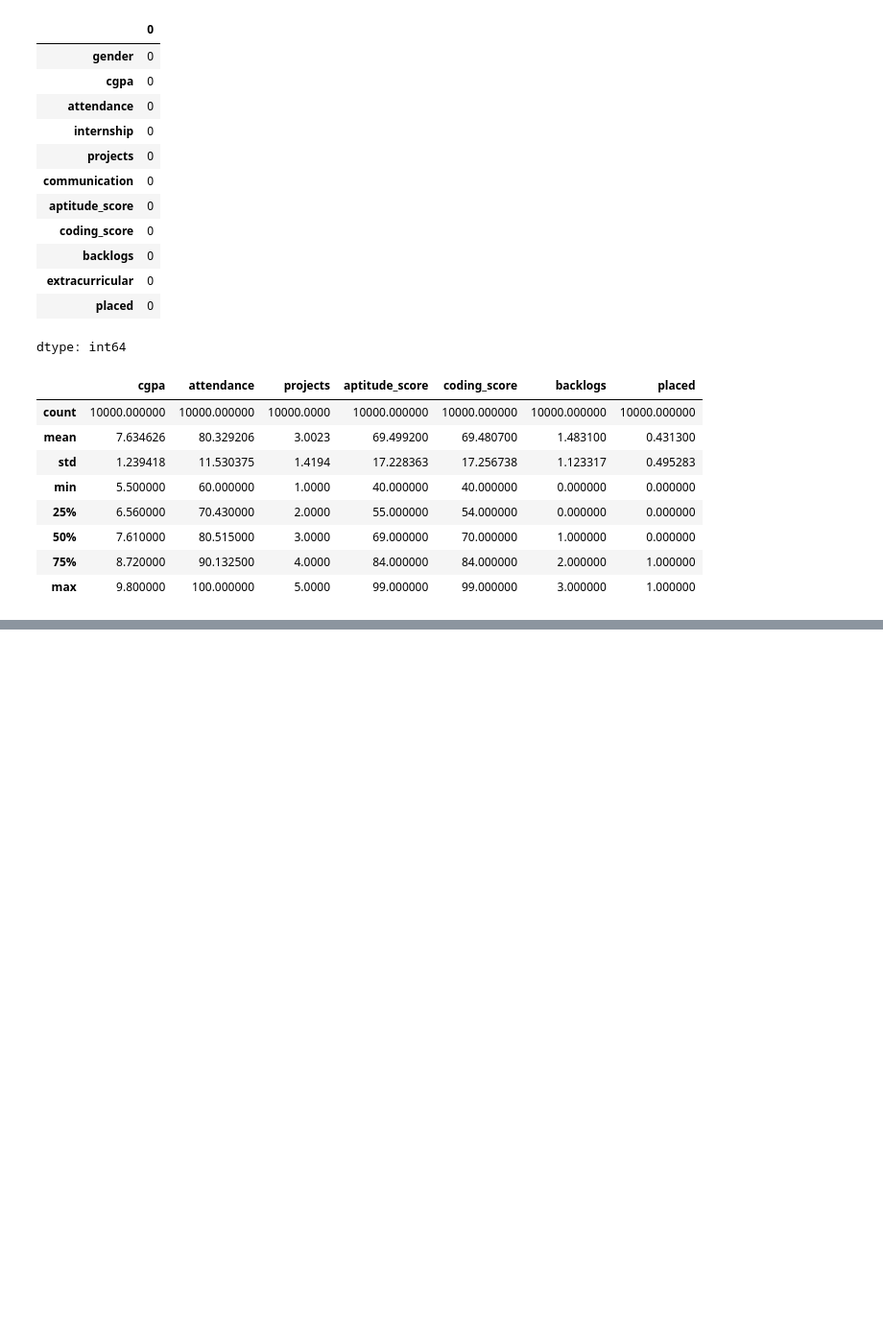
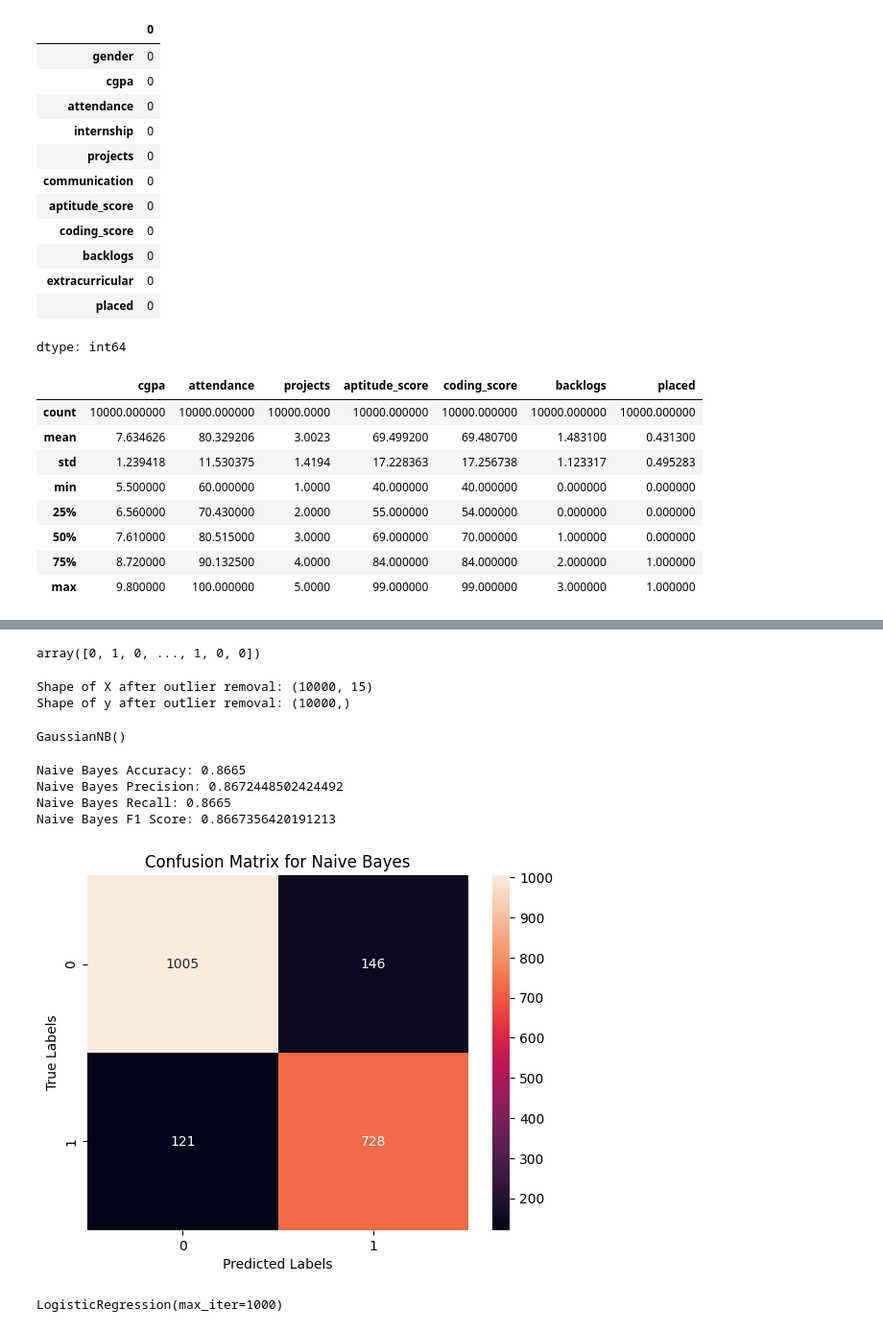
Before and after one commit to Karsuman4298/Machine_learning, a Jupyter notebook: Naive_Bayes_VS_Logistic_Reg.ipynb, the cells around one changed output, grey strips where cells are left out. Shown at 96% size. Drawn from its saved outputs; the diff is of its cells as text; code cells hidden in the pictures; blank space fills up the shorter version.

```diff
--- a/Naive_Bayes_VS_Logistic_Reg.ipynb
+++ b/Naive_Bayes_VS_Logistic_Reg.ipynb
@@ -91,0 +104,4 @@ display(df.head())
+# %%
+y
+# %% [output]
+array([0, 1, 0, ..., 1, 0, 0])
@@ -91,0 +120,63 @@ display(df.head())
+# %%
+overall_mask = pd.Series(True, index=X.index)
+
+num_cols = X.select_dtypes(include=['int64', 'float64']).columns
+
+for col in num_cols:
+    Q1 = X[col].quantile(0.25)
+    Q3 = X[col].quantile(0.75)
+    IQR = Q3 - Q1
+    lower = Q1 - 1.5 * IQR
+    upper = Q3 + 1.5 * IQR
+
+
+    overall_mask = overall_mask & ((X[col] >= lower) & (X[col] <= upper))
+
+X = X[overall_mask]
+y = y[overall_mask]
+
+print(f"Shape of X after outlier removal: {X.shape}")
+print(f"Shape of y after outlier removal: {y.shape}")
+# %% [output]
+Shape of X after outlier removal: (10000, 15)
+Shape of y after outlier removal: (10000,)
+# %%
+X_train,X_test,y_train,y_test=train_test_split(X,y,test_size=0.2,random_state=42)
+scaler=StandardScaler()
+X_train=scaler.fit_transform(X_train)
+X_test=scaler.transform(X_test)
+# %%
+nb=GaussianNB()
+nb.fit(X_train,y_train)
+# %% [output]
+GaussianNB()
+# %%
+y_pred_nb=nb.predict(X_test)
+nb_acc=accuracy_score(y_test,y_pred_nb)
+nb_prec=precision_score(y_test,y_pred_nb,average='weighted')
+nb_rec=recall_score(y_test,y_pred_nb,average='weighted')
+nb_f1=f1_score(y_test,y_pred_nb,average='weighted')
+# %%
+print("Naive Bayes Accuracy:",nb_acc)
+print("Naive Bayes Precision:",nb_prec)
+print("Naive Bayes Recall:",nb_rec)
+print("Naive Bayes F1 Score:",nb_f1)
+# %% [output]
+Naive Bayes Accuracy: 0.8665
+Naive Bayes Precision: 0.8672448502424492
+Naive Bayes Recall: 0.8665
+Naive Bayes F1 Score: 0.8667356420191213
+# %%
+cm_nb=confusion_matrix(y_test,y_pred_nb)
+sns.heatmap(cm_nb,annot=True,fmt='d')
+plt.title('Confusion Matrix for Naive Bayes')
+plt.xlabel('Predicted Labels')
+plt.ylabel('True Labels')
+plt.show()
+# %% [output]
+[figure, added]
+# %%
+lr=LogisticRegression(max_iter=1000)
+lr.fit(X_train,y_train)
+# %% [output]
+LogisticRegression(max_iter=1000)
```
Also changed, not shown: parts of 6 cells of this notebook.
